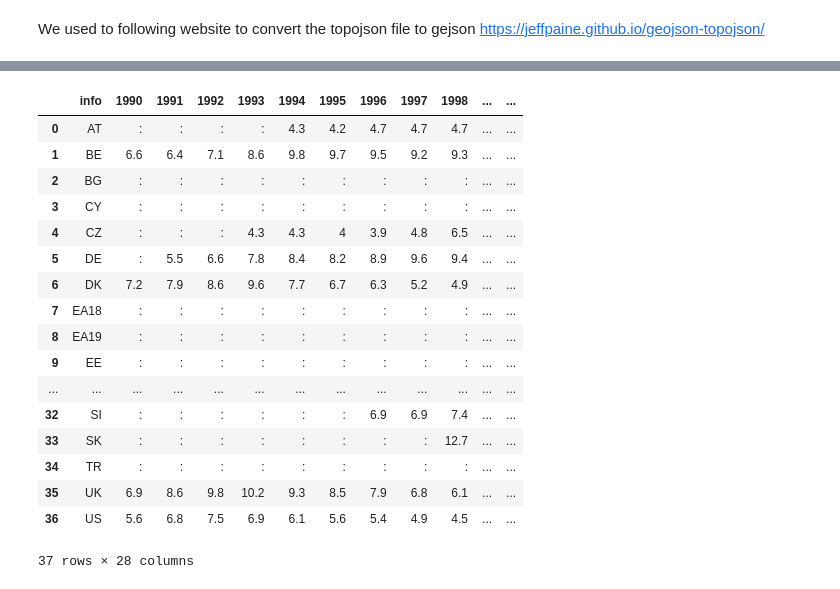
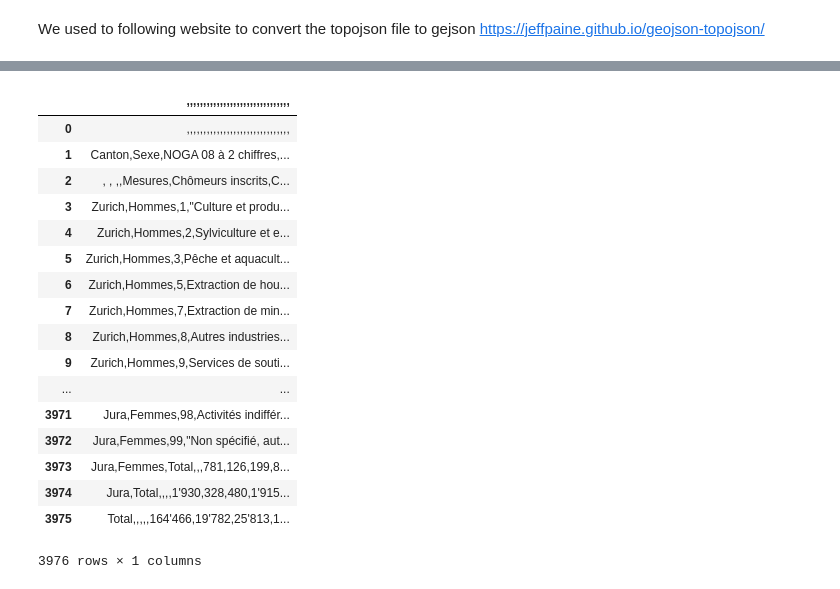
Before and after one commit to RadoslawDryzner/LeRepoDuGuerrier, a Jupyter notebook: Homework03/Homework 3.ipynb, the cells around one changed output, grey strips where cells are left out. Saved outputs shown, nothing was run; the diff lists cells and outputs as text; code cells hidden in the pictures.

Commit message:
Add swiss_unemployed file

```diff
--- a/Homework03/Homework 3.ipynb
+++ b/Homework03/Homework 3.ipynb
@@ -100,24 +100,26 @@ map_eu.choropleth(geo_data='topojson/europe.geojson.json',data=eu_data,
 map_eu
 # %% [output]
 [interactive output not drawn]
-# %%
-eu_data
-# %% [output]
-|  | info | 1990 | 1991 | 1992 | 1993 | 1994 | 1995 | 1996 | 1997 | 1998 | ... | ... |
-| 0 | AT | : | : | : | : | 4.3 | 4.2 | 4.7 | 4.7 | 4.7 | ... | ... |
-| 1 | BE | 6.6 | 6.4 | 7.1 | 8.6 | 9.8 | 9.7 | 9.5 | 9.2 | 9.3 | ... | ... |
-| 2 | BG | : | : | : | : | : | : | : | : | : | ... | ... |
-| 3 | CY | : | : | : | : | : | : | : | : | : | ... | ... |
-| 4 | CZ | : | : | : | 4.3 | 4.3 | 4 | 3.9 | 4.8 | 6.5 | ... | ... |
-| 5 | DE | : | 5.5 | 6.6 | 7.8 | 8.4 | 8.2 | 8.9 | 9.6 | 9.4 | ... | ... |
-| 6 | DK | 7.2 | 7.9 | 8.6 | 9.6 | 7.7 | 6.7 | 6.3 | 5.2 | 4.9 | ... | ... |
-| 7 | EA18 | : | : | : | : | : | : | : | : | : | ... | ... |
-| 8 | EA19 | : | : | : | : | : | : | : | : | : | ... | ... |
-| 9 | EE | : | : | : | : | : | : | : | : | : | ... | ... |
-| ... | ... | ... | ... | ... | ... | ... | ... | ... | ... | ... | ... | ... |
-| 32 | SI | : | : | : | : | : | : | 6.9 | 6.9 | 7.4 | ... | ... |
-| 33 | SK | : | : | : | : | : | : | : | : | 12.7 | ... | ... |
-| 34 | TR | : | : | : | : | : | : | : | : | : | ... | ... |
-| 35 | UK | 6.9 | 8.6 | 9.8 | 10.2 | 9.3 | 8.5 | 7.9 | 6.8 | 6.1 | ... | ... |
-| 36 | US | 5.6 | 6.8 | 7.5 | 6.9 | 6.1 | 5.6 | 5.4 | 4.9 | 4.5 | ... | ... |
-37 rows × 28 columns
+# %%
+raw_switzerland = pd.read_table('data/unemployed_switzerland.csv')
+# %%
+raw_switzerland
+# %% [output]
+|  | ,,,,,,,,,,,,,,,,,,,,,,,,,,,,,,, |
+| 0 | ,,,,,,,,,,,,,,,,,,,,,,,,,,,,,,, |
+| 1 | Canton,Sexe,NOGA 08 à 2 chiffres,... |
+| 2 | , , ,,Mesures,Chômeurs inscrits,C... |
+| 3 | Zurich,Hommes,1,"Culture et produ... |
+| 4 | Zurich,Hommes,2,Sylviculture et e... |
+| 5 | Zurich,Hommes,3,Pêche et aquacult... |
+| 6 | Zurich,Hommes,5,Extraction de hou... |
+| 7 | Zurich,Hommes,7,Extraction de min... |
+| 8 | Zurich,Hommes,8,Autres industries... |
+| 9 | Zurich,Hommes,9,Services de souti... |
+| ... | ... |
+| 3971 | Jura,Femmes,98,Activités indiffér... |
+| 3972 | Jura,Femmes,99,"Non spécifié, aut... |
+| 3973 | Jura,Femmes,Total,,,781,126,199,8... |
+| 3974 | Jura,Total,,,,1'930,328,480,1'915... |
+| 3975 | Total,,,,,164'466,19'782,25'813,1... |
+3976 rows × 1 columns
```
Also changed, not shown: 1 other file.
